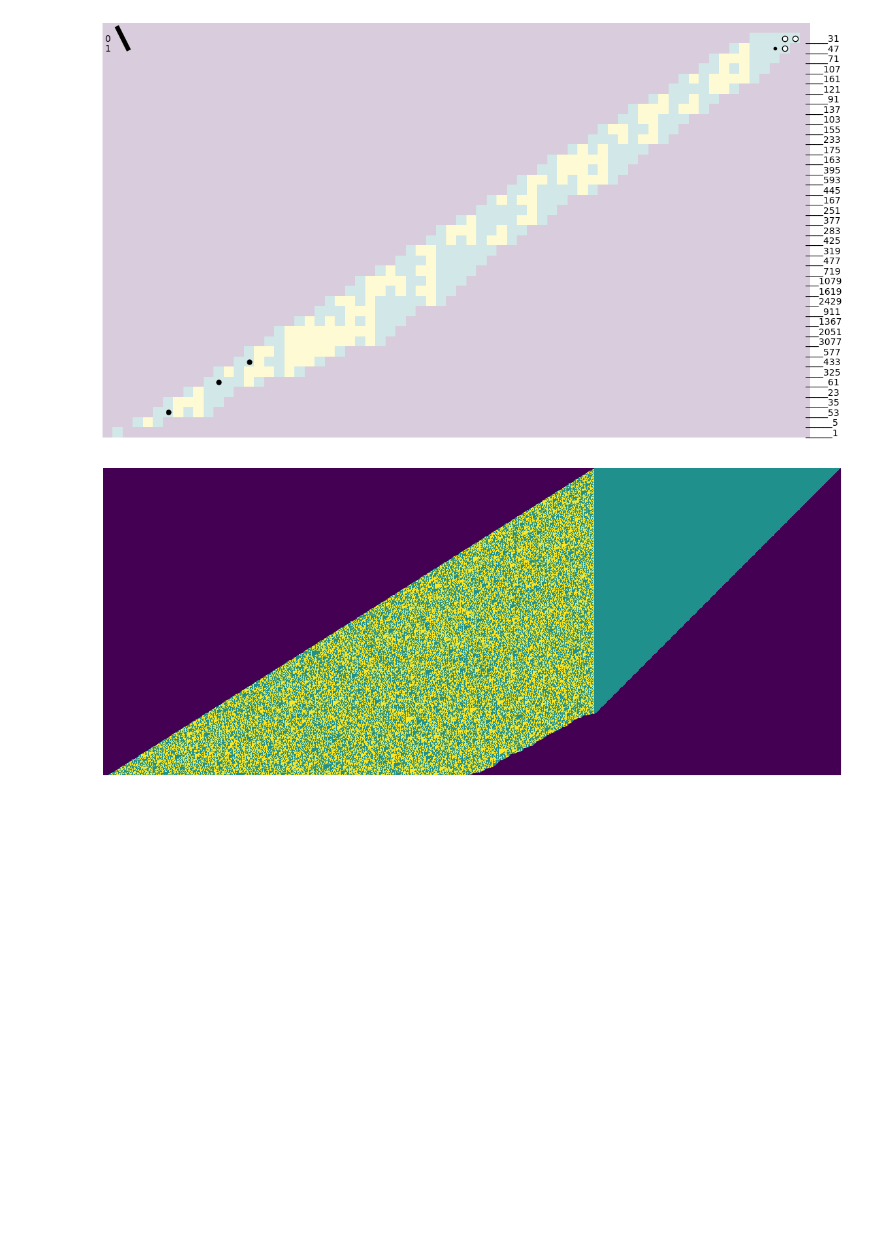
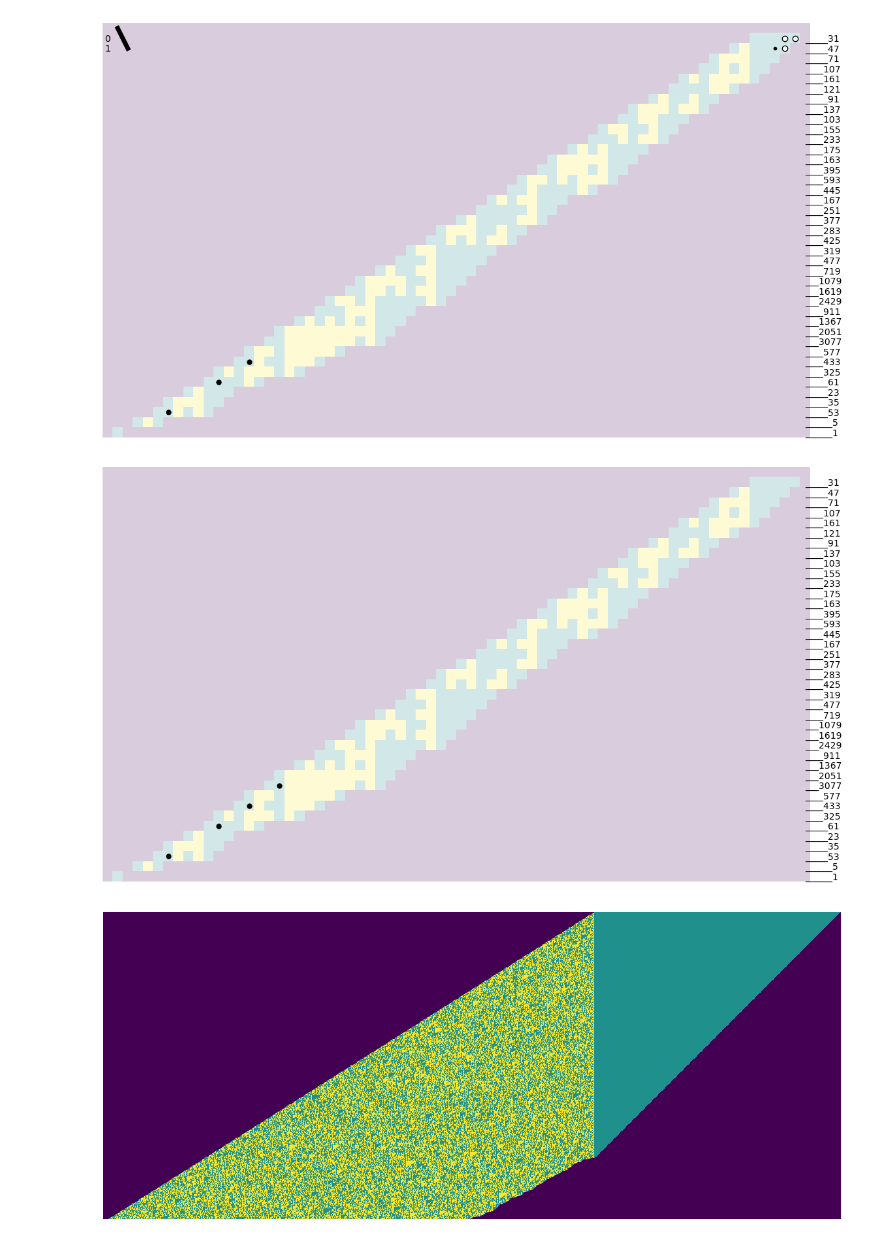
Before and after one commit to tt5/p-dynsys, a Jupyter notebook: automaton.ipynb, the cells around one changed output. Cells and saved outputs as stored; diff of their text form; code cells hidden in the pictures; blank space fills up the shorter version.

```diff
--- a/automaton.ipynb
+++ b/automaton.ipynb
@@ -122,6 +122,27 @@ plt.axis('off')
 plt.show()
 # %% [output]
 [figure]
+# %%
+plt.figure(figsize = (14,14))
+plt.imshow(t, interpolation='nearest', alpha=0.2)
+
+points = [
+    (64,38),
+    (59,35),
+    (56,33),
+    (53,31),
+]
+for x,y in points:
+    plt.plot([t.shape[1]-x], [y], '.', color='black', markersize=10, alpha=1)
+
+numbers1 = [1,5,53,35,23,61,325,433,577,3077,2051,1367,911,2429,1619,1079,719,477,319,425,283,377,251,167,445,593,395,163,175,233,155,103,137,91,121,161,107,71,47,31]
+for i,y in enumerate(numbers1):
+    plt.text(69, 40-i+0.3, f"{y:_>7}")
+
+plt.axis('off')
+plt.show()
+# %% [output]
+[figure, added]
 # %%
 d = 400
 t = np.zeros((d+100,3*d), dtype='i')
```
Also changed, not shown: parts of 4 cells of this notebook, 28 other files.
